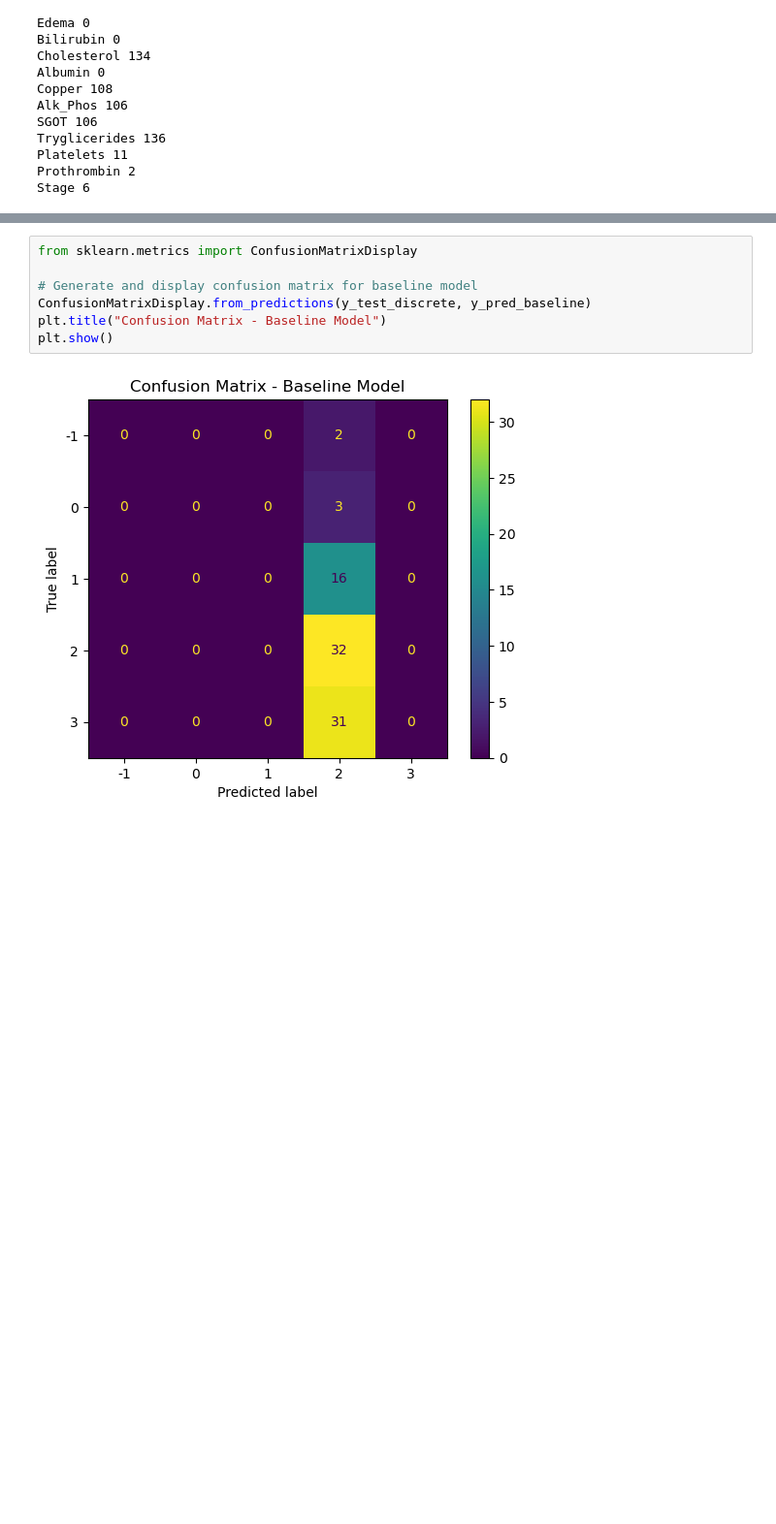
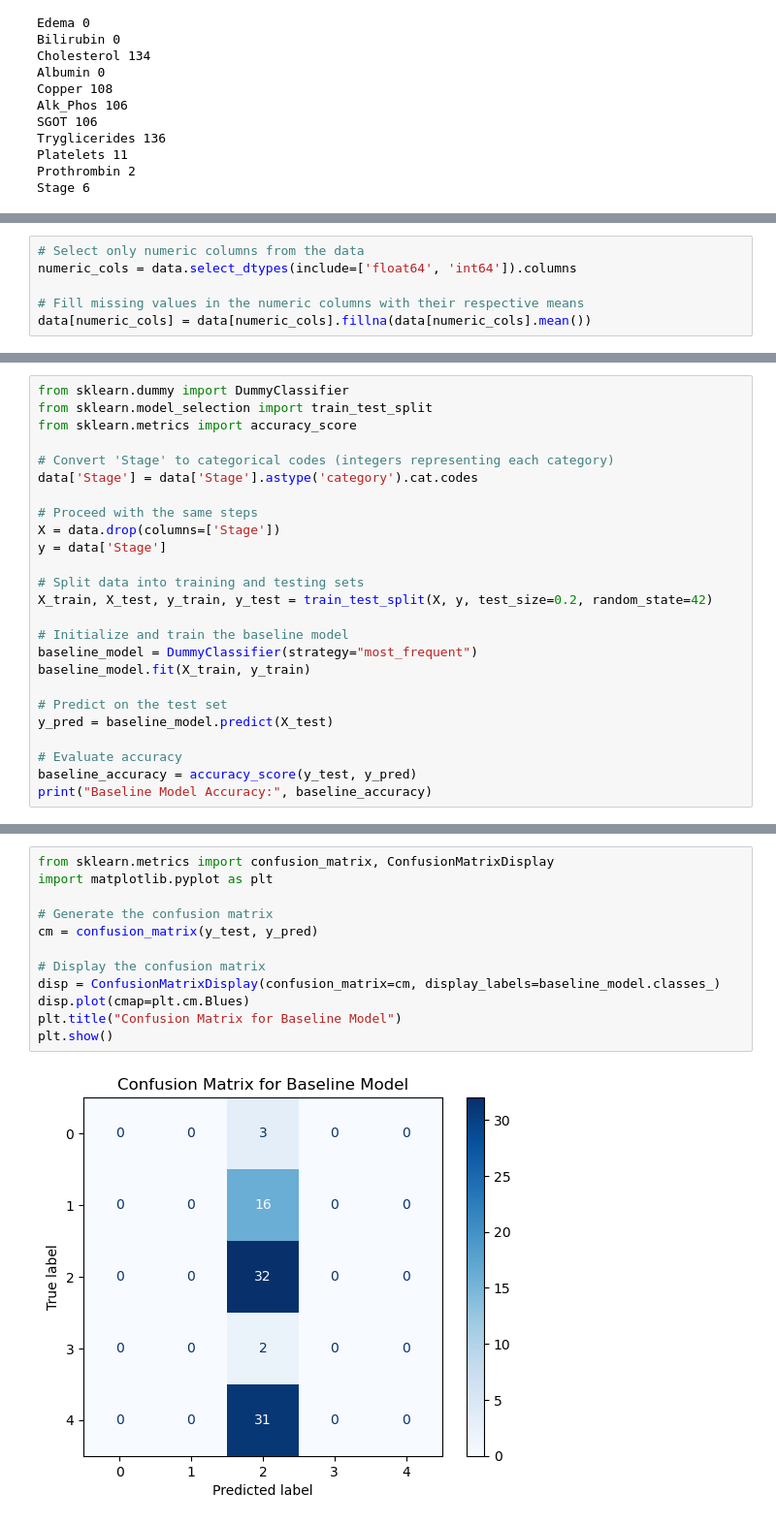
Before and after one commit to OBaldris/IntroML-Project, a Jupyter notebook: classification.ipynb, the cells around one changed output, grey strips where cells are left out. Shown: that part at 97% size. Drawn from its saved outputs; the diff is of its cells as text; blank space fills up the shorter version.

```diff
--- a/classification.ipynb
+++ b/classification.ipynb
@@ -230,0 +105,6 @@ Baseline Model Accuracy: 0.38095238095238093
+# %%
+# Select only numeric columns from the data
+numeric_cols = data.select_dtypes(include=['float64', 'int64']).columns
+
+# Fill missing values in the numeric columns with their respective means
+data[numeric_cols] = data[numeric_cols].fillna(data[numeric_cols].mean())
@@ -230,0 +137,25 @@ Baseline Model Accuracy: 0.38095238095238093
+# %%
+from sklearn.dummy import DummyClassifier
+from sklearn.model_selection import train_test_split
+from sklearn.metrics import accuracy_score
+
+# Convert 'Stage' to categorical codes (integers representing each category)
+data['Stage'] = data['Stage'].astype('category').cat.codes
+
+# Proceed with the same steps
+X = data.drop(columns=['Stage'])
+y = data['Stage']
+
+# Split data into training and testing sets
+X_train, X_test, y_train, y_test = train_test_split(X, y, test_size=0.2, random_state=42)
+
+# Initialize and train the baseline model
+baseline_model = DummyClassifier(strategy="most_frequent")
+baseline_model.fit(X_train, y_train)
+
+# Predict on the test set
+y_pred = baseline_model.predict(X_test)
+
+# Evaluate accuracy
+baseline_accuracy = accuracy_score(y_test, y_pred)
+print("Baseline Model Accuracy:", baseline_accuracy)
@@ -231,9 +164,14 @@ Baseline Model Accuracy: 0.38095238095238093
 # %%
-from sklearn.metrics import ConfusionMatrixDisplay
+from sklearn.metrics import confusion_matrix, ConfusionMatrixDisplay
+import matplotlib.pyplot as plt
 
-# Generate and display confusion matrix for baseline model
-ConfusionMatrixDisplay.from_predictions(y_test_discrete, y_pred_baseline)
-plt.title("Confusion Matrix - Baseline Model")
+# Generate the confusion matrix
+cm = confusion_matrix(y_test, y_pred)
+
+# Display the confusion matrix
+disp = ConfusionMatrixDisplay(confusion_matrix=cm, display_labels=baseline_model.classes_)
+disp.plot(cmap=plt.cm.Blues)
+plt.title("Confusion Matrix for Baseline Model")
 plt.show()
 # %% [output]
-[figure, old version]
+[figure, new version]
```
Also changed, not shown: parts of 16 cells of this notebook.
